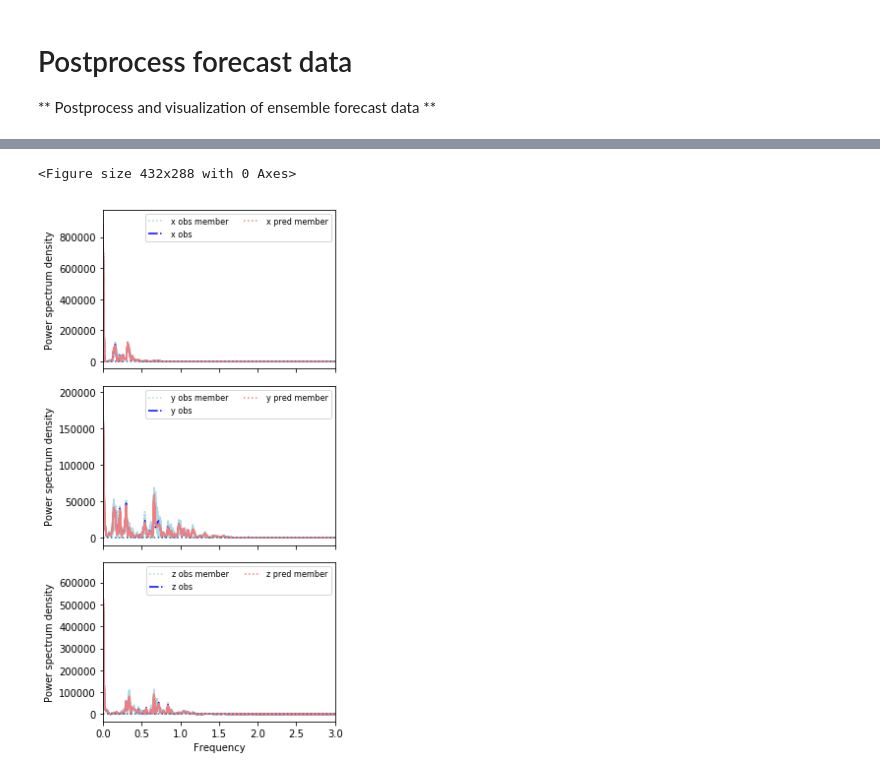
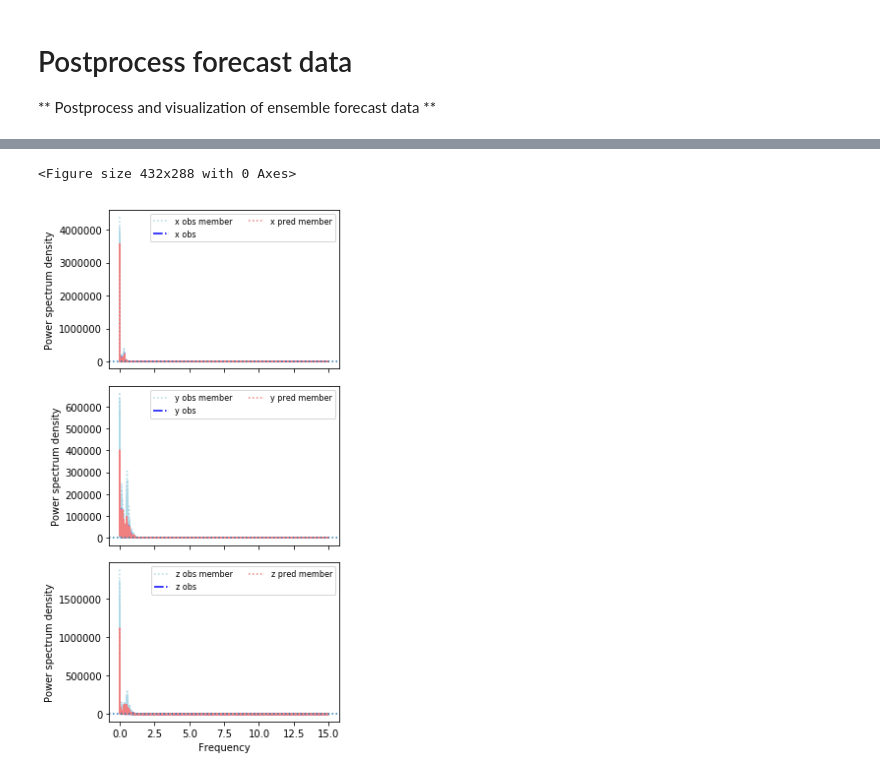
Before and after one commit to geek-yang/DeepArctic, a Jupyter notebook: BayesMap/Lorenz84/timescales_Lorens84.ipynb, the cells around one changed output, grey strips where cells are left out. Cells and saved outputs as stored; diff of their text form; code cells hidden in the pictures.

```diff
--- a/BayesMap/Lorenz84/timescales_Lorens84.ipynb
+++ b/BayesMap/Lorenz84/timescales_Lorens84.ipynb
@@ -77,20 +77,18 @@ constant = {'g' : 9.80616,      # gravititional acceleration [m / s2]
 #########                           datapath                             ########
 #################################################################################
 # name the type of timescales
-timescales = 'unit' # must be "unit" "seasonal" "decadal"
+timescales = 'seasonal' # must be "unit" "annual" "seasonal" "decadal"
 # sensitivity test parameter
 sense = 'x'
 #sense = 'a'
 #sense = 'G'
-# model type
-model_type = 'lorenz84ex' # choose lorenz84 or lorenz84ex
 # datapath for output
 output_path = 'C:\\Users\\nosta\\ML4Climate\\PredictArctic\\BayesMaps\\Lorenz84'
 # data path of experiment
 if sense == 'x':
     #data_path = 'C:\\Users\\nosta\\ML4Climate\\PredictArctic\\BayesMaps\\Lorenz84\\x_001_ex\\lorenz'
     #data_path = 'C:\\Users\\nosta\\ML4Climate\\PredictArctic\\BayesMaps\\Lorenz84\\x_0001_ex\\lorenz'
-    data_path = 'C:\\Users\\nosta\\ML4Climate\\PredictArctic\\BayesMaps\\Lorenz84\\x_00001_ex\\lorenz'
+    data_path = 'C:\\Users\\nosta\\ML4Climate\\PredictArctic\\BayesMaps\\Lorenz84\\timescales\\x_00001_ex\\lorenz'
 elif sense == 'a':
     #data_path = 'C:\\Users\\nosta\\ML4Climate\\PredictArctic\\BayesMaps\\Lorenz84\\a_00001_ex\\lorenz'
     data_path = 'C:\\Users\\nosta\\ML4Climate\\PredictArctic\\BayesMaps\\Lorenz84\\a_000001_ex\\lorenz'
@@ -103,8 +101,16 @@ else:
 # datapath of trained bayesconvlstm model
 bayesconvlstm_model_path = 'C:\\Users\\nosta\\ML4Climate\\PredictArctic\\BayesMaps\\Lorenz84\\bayes\\fullseries_ex\\penalty100'
 # datapath of forecast
-pred_lorenz_bayesconvlstm_path = 'C:\\Users\\nosta\\ML4Climate\\PredictArctic\\BayesMaps\\Lorenz84\\bayes\\fullseries_ex\\unit'
-#pred_lorenz_bayesconvlstm_path = 'C:\\Users\\nosta\\ML4Climate\\PredictArctic\\BayesMaps\\Lorenz84\\bayes\\fullseries_ex\\seasonal'
+if timescales == 'unit':
+    pred_lorenz_bayesconvlstm_path = 'C:\\Users\\nosta\\ML4Climate\\PredictArctic\\BayesMaps\\Lorenz84\\bayes\\fullseries_ex\\unit'
+elif timescales == 'annual':
+    pred_lorenz_bayesconvlstm_path = 'C:\\Users\\nosta\\ML4Climate\\PredictArctic\\BayesMaps\\Lorenz84\\bayes\\fullseries_ex\\annual'
+elif timescales == 'seasonal':
+    pred_lorenz_bayesconvlstm_path = 'C:\\Users\\nosta\\ML4Climate\\PredictArctic\\BayesMaps\\Lorenz84\\bayes\\fullseries_ex\\seasonal'
+elif timescales == 'decadal':
+    pred_lorenz_bayesconvlstm_path = 'C:\\Users\\nosta\\ML4Climate\\PredictArctic\\BayesMaps\\Lorenz84\\bayes\\fullseries_ex\\decadal'
+else:
+    raise IOError("The chosen variable is not supported for sensitivity experiment!")
 # %% [markdown]
 #### Lorenz 84 model with periodic external forcing and its time scales<br>
 ##### Testing benchmark <br>
@@ -131,8 +137,6 @@ if __name__=="__main__":
     #################################################################################
     ###########                configure Lorenz 84 model                  ###########
     #################################################################################
-    # name the ensemble member
-    ens_num = 0
     # Lorenz paramters and initial conditions
     x_init = 1.0 # strength of the symmetric globally encircling westerly current
     y_init = 1.0 # strength of the cosine phases of a chain of superposedwaves (large scale eddies)
@@ -1379,74 +1323,66 @@ Wall time: 2h 46min 13s
     # Lorenz 84 model time series
     for i in range(ens_obs):
         if i == 0: # for the legend
-            ax1.plot(freqs_re[num_steps//2:], ps_obs_ens[i, 0, num_steps//2:], color='lightblue', linestyle='dotted', label='x obs member')
-            ax2.plot(freqs_re[num_steps//2:], ps_obs_ens[i, 1, num_steps//2:], color='lightblue', linestyle='dotted',label='y obs member')
-            ax3.plot(freqs_re[num_steps//2:], ps_obs_ens[i, 2, num_steps//2:], color='lightblue', linestyle='dotted',label='z obs member')
+            ax1.plot(freqs_re[sequence_len//2:], ps_obs_ens[i, 0, sequence_len//2:], color='lightblue', linestyle='dotted', label='x obs member')
+            ax2.plot(freqs_re[sequence_len//2:], ps_obs_ens[i, 1, sequence_len//2:], color='lightblue', linestyle='dotted',label='y obs member')
+            ax3.plot(freqs_re[sequence_len//2:], ps_obs_ens[i, 2, sequence_len//2:], color='lightblue', linestyle='dotted',label='z obs member')
         else:
-            ax1.plot(freqs_re[num_steps//2:], ps_obs_ens[i, 0, num_steps//2:], color='lightblue', linestyle='dotted')
-            ax2.plot(freqs_re[num_steps//2:], ps_obs_ens[i, 1, num_steps//2:], color='lightblue', linestyle='dotted')
-            ax3.plot(freqs_re[num_steps//2:], ps_obs_ens[i, 2, num_steps//2:], color='lightblue', linestyle='dotted')
+            ax1.plot(freqs_re[sequence_len//2:], ps_obs_ens[i, 0, sequence_len//2:], color='lightblue', linestyle='dotted')
+            ax2.plot(freqs_re[sequence_len//2:], ps_obs_ens[i, 1, sequence_len//2:], color='lightblue', linestyle='dotted')
+            ax3.plot(freqs_re[sequence_len//2:], ps_obs_ens[i, 2, sequence_len//2:], color='lightblue', linestyle='dotted')
 
     # without perturbation
     #ax1.plot(freqs_re[test_len//2:], np.median(ps_obs_ens[:, 0, :], 0), color='blue', linestyle='dashdot', label='x obs')
-    ax1.plot(freqs_re[num_steps//2:], ps_obs_ens[24, 0, num_steps//2:], color='blue', linestyle='dashdot', label='x obs')
+    ax1.plot(freqs_re[num_steps//2:], ps_obs_ens[25, 0, num_steps//2:], color='blue', linestyle='dashdot', label='x obs')
     #ax2.plot(freqs_re[test_len//2:], np.median(ps_obs_ens[:, 1, :], 0), color='blue', linestyle='dashdot', label='y obs').
-    ax2.plot(freqs_re[num_steps//2:], ps_obs_ens[24, 1, num_steps//2:], color='blue', linestyle='dashdot', label='y obs')
+    ax2.plot(freqs_re[num_steps//2:], ps_obs_ens[25, 1, num_steps//2:], color='blue', linestyle='dashdot', label='y obs')
     #ax3.plot(freqs_re[test_len//2:], np.median(ps_obs_ens[:, 2, :], 0), color='blue', linestyle='dashdot', label='z obs')
-    ax3.plot(freqs_re[num_steps//2:], ps_obs_ens[24, 2, num_steps//2:], color='blue', linestyle='dashdot', label='z obs')
+    ax3.plot(freqs_re[num_steps//2:], ps_obs_ens[25, 2, num_steps//2:], color='blue', linestyle='dashdot', label='z obs')
 
-    # forecast time series
+#     # forecast time series
     for i in range(ens):
         if i == 0: # for the legend
-            ax1.plot(freqs_re[num_steps//2:], ps_pred_ens[i, 0, num_steps//2:], color='lightcoral', linestyle='dotted', label='x pred member')
-            ax2.plot(freqs_re[num_steps//2:], ps_pred_ens[i, 1, num_steps//2:], color='lightcoral', linestyle='dotted', label='y pred member')
-            ax3.plot(freqs_re[num_steps//2:], ps_pred_ens[i, 2, num_steps//2:], color='lightcoral', linestyle='dotted', label='z pred member')
+            ax1.plot(freqs_re[sequence_len//2:], ps_pred_ens[i, 0, sequence_len//2:], color='lightcoral', linestyle='dotted', label='x pred member')
+            ax2.plot(freqs_re[sequence_len//2:], ps_pred_ens[i, 1, sequence_len//2:], color='lightcoral', linestyle='dotted', label='y pred member')
+            ax3.plot(freqs_re[sequence_len//2:], ps_pred_ens[i, 2, sequence_len//2:], color='lightcoral', linestyle='dotted', label='z pred member')
         else:
-            ax1.plot(freqs_re[num_steps//2:], ps_pred_ens[i, 0, num_steps//2:], color='lightcoral', linestyle='dotted')
-            ax2.plot(freqs_re[num_steps//2:], ps_pred_ens[i, 1, num_steps//2:], color='lightcoral', linestyle='dotted')
-            ax3.plot(freqs_re[num_steps//2:], ps_pred_ens[i, 2, num_steps//2:], color='lightcoral', linestyle='dotted')
-
-    # median forecast time series
-    #ax1.plot(index, predictand_median[0, :, 0] * (x_max - x_min) + x_min,
-    #         color='red', linestyle='solid', label='x pred median')
-    #ax2.plot(index, predictand_median[1, :, 0] * (y_max - y_min) + y_min,
-    #         color='red', linestyle='solid', label='y pred median')
-    #ax3.plot(index, predictand_median[2, :, 0] * (z_max - z_min) + z_min,
-    #         color='red', linestyle='solid', label='z pred median')
+            ax1.plot(freqs_re[sequence_len//2:], ps_pred_ens[i, 0, sequence_len//2:], color='lightcoral', linestyle='dotted')
+            ax2.plot(freqs_re[sequence_len//2:], ps_pred_ens[i, 1, sequence_len//2:], color='lightcoral', linestyle='dotted')
+            ax3.plot(freqs_re[sequence_len//2:], ps_pred_ens[i, 2, sequence_len//2:], color='lightcoral', linestyle='dotted')
 
     ax1.axhline(y=0, ls = ':')
     ax2.axhline(y=0, ls = ':')
     ax3.axhline(y=0, ls = ':')
 
     #ax1.set_ylim(-3, 3)
     #ax2.set_ylim(-3, 3)
     #ax3.set_ylim(-3, 3)
 
-    ax1.set_xlim(0, 3)
-    ax2.set_xlim(0, 3)
-    ax3.set_xlim(0, 3)
+    #ax1.set_xlim(0, 3)
+    #ax2.set_xlim(0, 3)
+    #ax3.set_xlim(0, 3)
 
     ax1.legend(frameon=True, loc=0, prop={'size': 8}, ncol=2)
     ax2.legend(frameon=True, loc=0, prop={'size': 8}, ncol=2)
     ax3.legend(frameon=True, loc=0, prop={'size': 8}, ncol=2)
 
     ax1.set_ylabel("Power spectrum density")
     ax2.set_ylabel("Power spectrum density")
     ax3.set_ylabel("Power spectrum density")
 
     plt.xlabel("Frequency")
 
     plt.tight_layout()
 
     plt.show()
     if sense == 'x':
         fig05.savefig(os.path.join(output_path,'BayesConvLSTM_forecast_lorenz84_power_spectrum_full_ens_a{}_b{}_F{}_G{}.png'.format(a, b, F, G)),dpi=200)
     elif sense == 'a':
         fig05.savefig(os.path.join(output_path,'BayesConvLSTM_forecast_lorenz84_power_spectrum_full_ens_x{}_b{}_F{}_G{}.png'.format(x_init, b, F, G)),dpi=200)
     elif sense == 'G':
         fig05.savefig(os.path.join(output_path,'BayesConvLSTM_forecast_lorenz84_power_spectrum_full_ens_x{}_a{}_b{}_F{}.png'.format(x_init, a, b, F)),dpi=200)
     else:
         raise IOError("The chosen variable is not supported for sensitivity experiment!")
 # %% [output]
 <Figure size 432x288 with 0 Axes>
-[figure, old version]
+[figure, new version]
```
Also changed, not shown: parts of 15 cells of this notebook, 5 other files.
